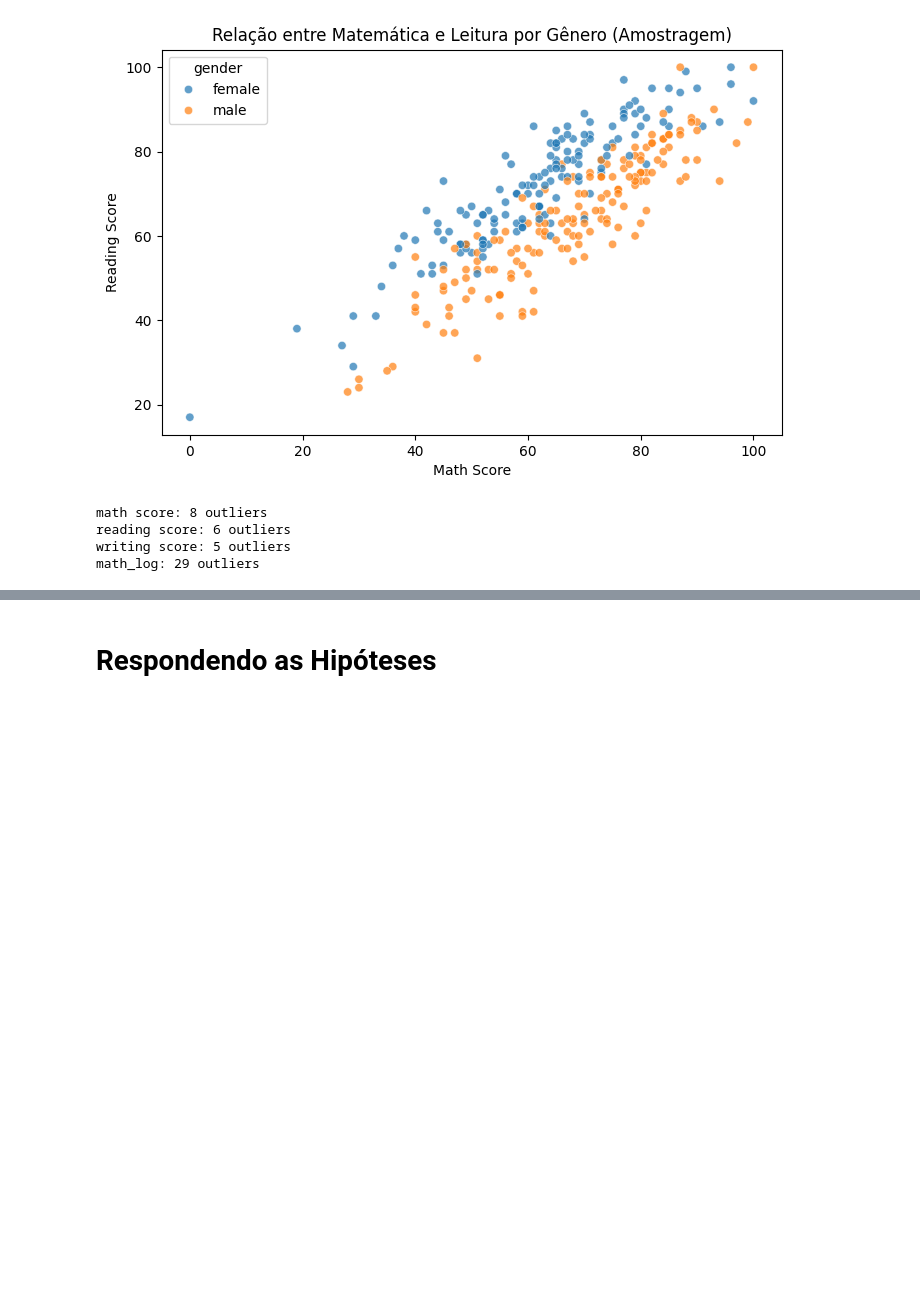
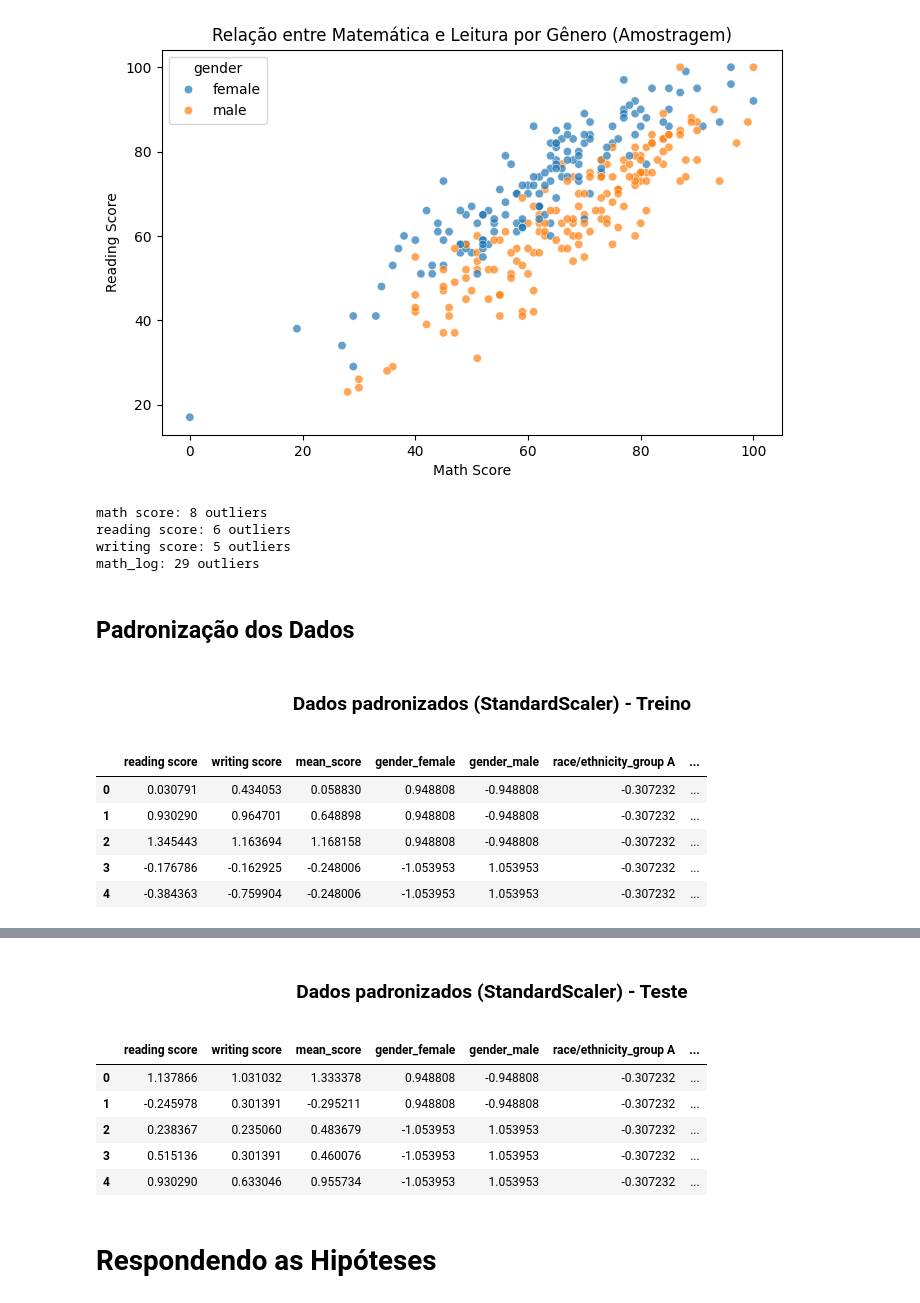
Before and after one commit to Vieiraligia/Data-Science-and-Analytics, a Jupyter notebook: MVP Analise de Dados e Boas Praticas/MVP_AnalisedeDadoseBoasPraticas.ipynb, the cells around one changed output, grey strips where cells are left out. Drawn from its saved outputs; the diff is of its cells as text; code cells hidden in the pictures; blank space fills up the shorter version.

```diff
--- a/MVP Analise de Dados e Boas Praticas/MVP_AnalisedeDadoseBoasPraticas.ipynb
+++ b/MVP Analise de Dados e Boas Praticas/MVP_AnalisedeDadoseBoasPraticas.ipynb
@@ -1177,3 +1179,61 @@ math score: 8 outliers
 reading score: 6 outliers
 writing score: 5 outliers
 math_log: 29 outliers
+# %% [markdown]
+## Padronização dos Dados
+# %%
+# Converter o array padronizado de volta para DataFrame
+df_train_scaled = pd.DataFrame(X_train_scaled, columns=X_train.columns)
+
+df_test_scaled = pd.DataFrame(X_test_scaled, columns=X_test.columns)
+
+# Exibir título estilizado
+display(HTML("""
+<h3 style='text-align:center; margin-bottom:15px;'>
+Dados padronizados (StandardScaler) - Treino
+</h3>
+"""))
+
+# Mostrar primeiras linhas do treino padronizado
+display(df_train_scaled.head().style.set_properties(**{
+    "background-color": "#f9f9f9",
+    "color": "#333",
+    "text-align": "center"
+}).set_table_styles([
+    {"selector": "th",
+     "props": [("background-color", "#4CAF50"),
+               ("color", "white"),
+               ("font-weight", "bold"),
+               ("text-align", "center")]}
+]))
+
+# Separação visual
+display(HTML("<br><br>"))
+
+# Exibir título do teste
+display(HTML("""
+<h3 style='text-align:center; margin-bottom:15px;'>
+Dados padronizados (StandardScaler) - Teste
+</h3>
+"""))
+
+# Mostrar teste padronizado
+display(df_test_scaled.head().style.set_properties(**{
+    "background-color": "#f9f9f9",
+    "color": "#333",
+    "text-align": "center"
+}).set_table_styles([
+    {"selector": "th",
+     "props": [("background-color", "#4CAF50"),
+               ("color", "white"),
+               ("font-weight", "bold"),
+               ("text-align", "center")]}
+]))
+# %% [output]
+Dados padronizados (StandardScaler) - Treino
+|  | reading score | writing score | mean_score | gender_female | gender_male | race/ethnicity_group A | ... |
+| 0 | 0.030791 | 0.434053 | 0.058830 | 0.948808 | -0.948808 | -0.307232 | ... |
+| 1 | 0.930290 | 0.964701 | 0.648898 | 0.948808 | -0.948808 | -0.307232 | ... |
+| 2 | 1.345443 | 1.163694 | 1.168158 | 0.948808 | -0.948808 | -0.307232 | ... |
+| 3 | -0.176786 | -0.162925 | -0.248006 | -1.053953 | 1.053953 | -0.307232 | ... |
+| 4 | -0.384363 | -0.759904 | -0.248006 | -1.053953 | 1.053953 | -0.307232 | ... |
@@ -1180,3 +1241,10 @@ math_log: 29 outliers
+Dados padronizados (StandardScaler) - Teste
+|  | reading score | writing score | mean_score | gender_female | gender_male | race/ethnicity_group A | ... |
+| 0 | 1.137866 | 1.031032 | 1.333378 | 0.948808 | -0.948808 | -0.307232 | ... |
+| 1 | -0.245978 | 0.301391 | -0.295211 | 0.948808 | -0.948808 | -0.307232 | ... |
+| 2 | 0.238367 | 0.235060 | 0.483679 | -1.053953 | 1.053953 | -0.307232 | ... |
+| 3 | 0.515136 | 0.301391 | 0.460076 | -1.053953 | 1.053953 | -0.307232 | ... |
+| 4 | 0.930290 | 0.633046 | 0.955734 | -1.053953 | 1.053953 | -0.307232 | ... |
 # %% [markdown]
 # Respondendo as Hipóteses
 # %% [markdown]
```
Also changed, not shown: parts of 2 cells of this notebook.
